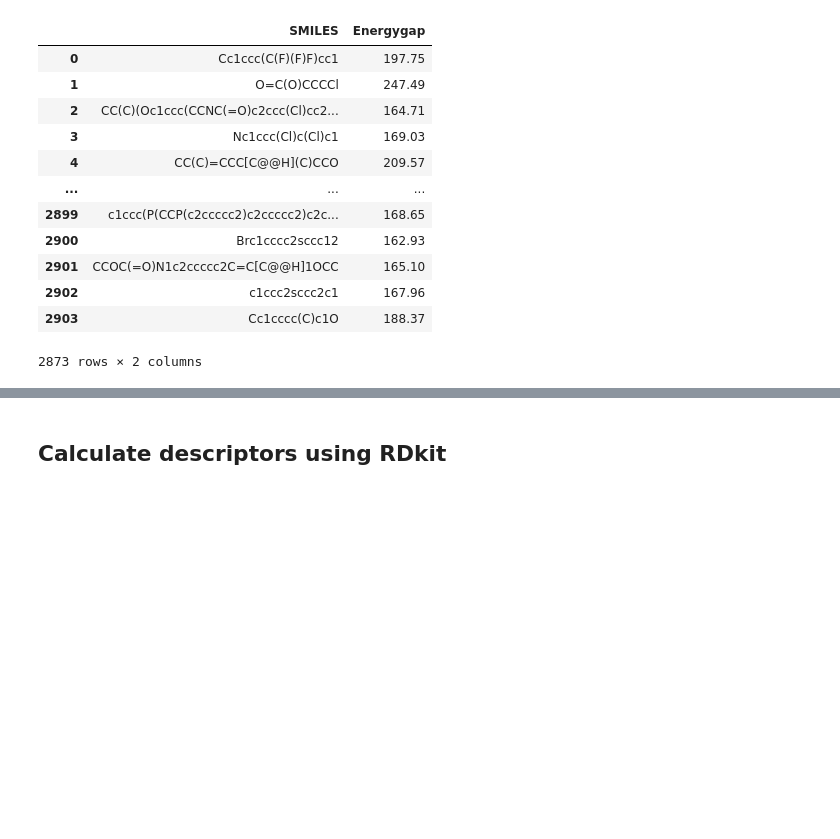
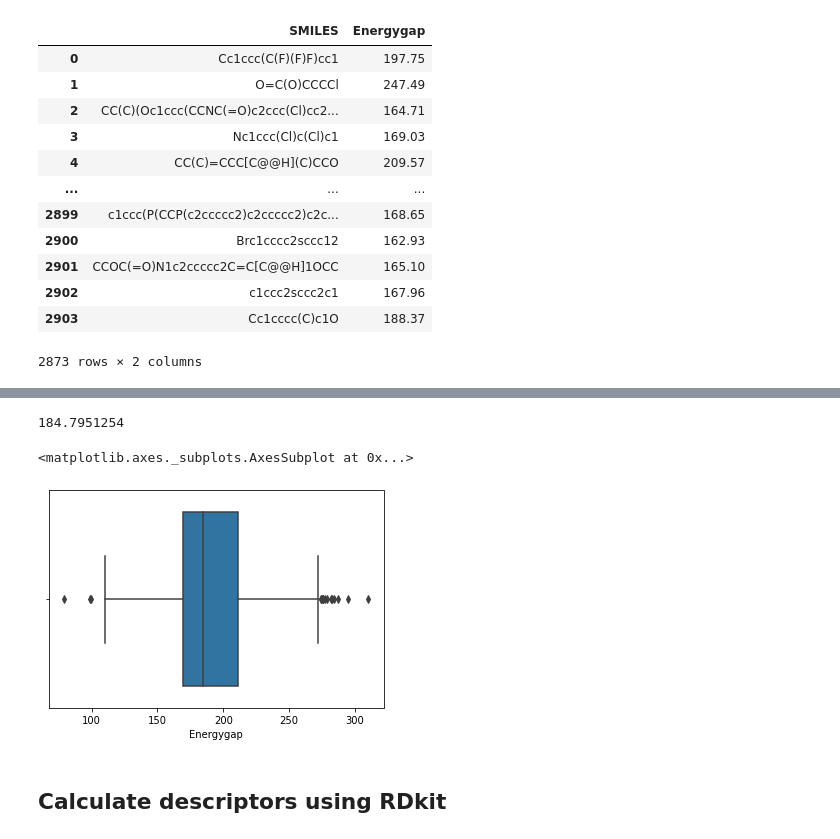
Before and after one commit to gashawmg/RDKit-descriptors-for-HOMO-LUMO-energy-gap-prediction, a Jupyter notebook: HOMO-LUMO Energy Gap Prediction using Molecular descriptors.ipynb, the cells around one changed output, grey strips where cells are left out. Saved outputs shown, nothing was run; the diff lists cells and outputs as text; code cells hidden in the pictures; blank space fills up the shorter version.

```diff
--- a/HOMO-LUMO Energy Gap Prediction using Molecular descriptors.ipynb
+++ b/HOMO-LUMO Energy Gap Prediction using Molecular descriptors.ipynb
@@ -194,3 +211,12 @@ dataset_new
+# %%
+np.median(dataset_new.Energygap)
+# %% [output]
+184.7951254
+# %%
+sn.boxplot(dataset_new.Energygap)
+# %% [output]
+<matplotlib.axes._subplots.AxesSubplot at 0x...>
+[figure, added]
 # %% [markdown]
 ## Calculate descriptors using RDkit
 # %% [markdown]
```
Also changed, not shown: parts of 7 cells of this notebook.
